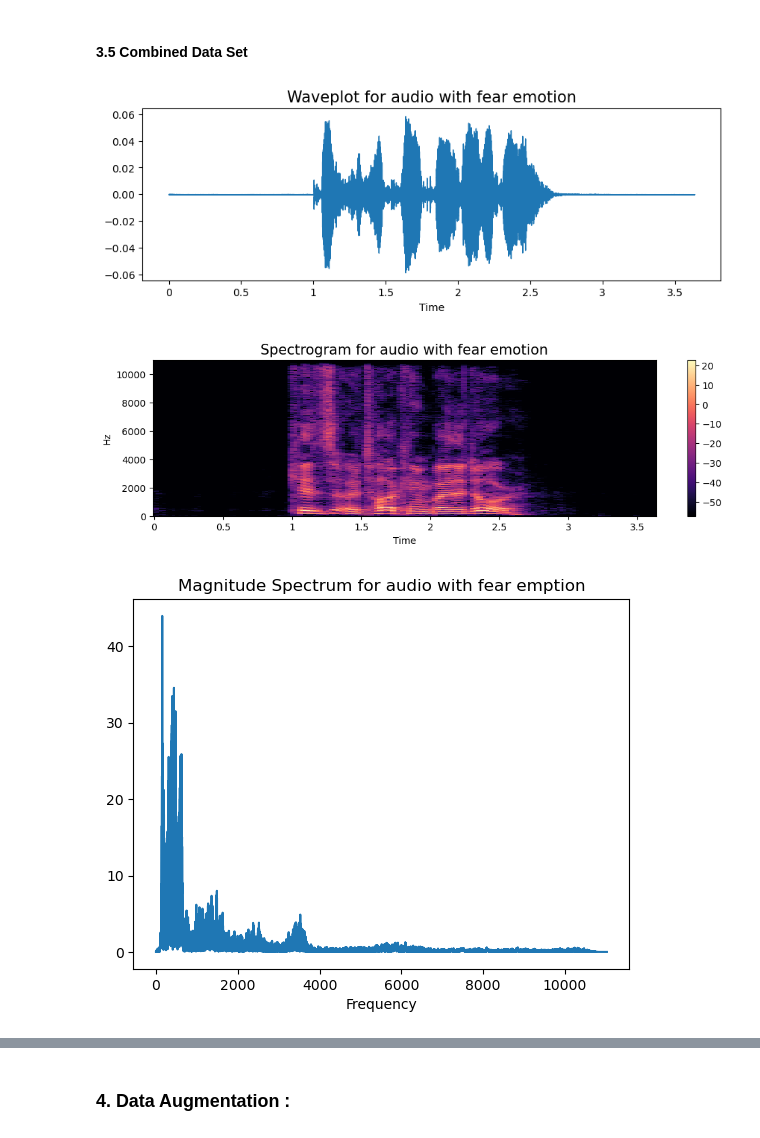
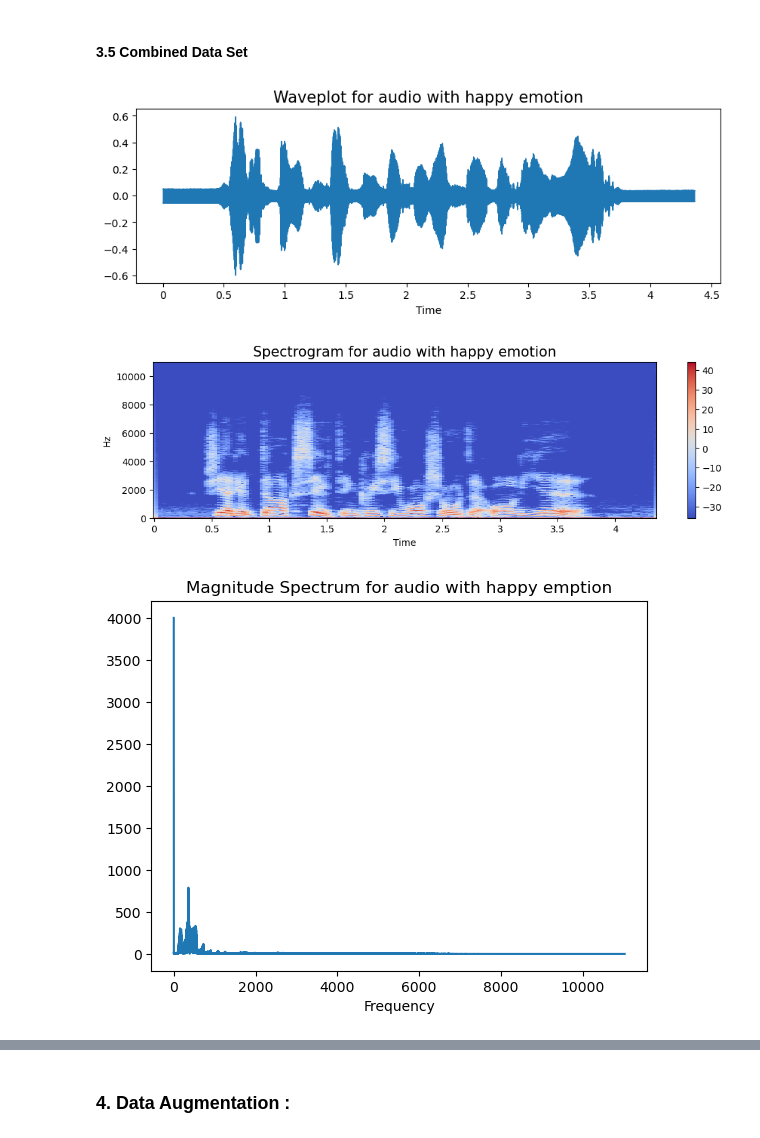
Before and after one commit to nghng/Emotion-Classification, a Jupyter notebook: main.ipynb, the cells around one changed output, grey strips where cells are left out. Saved outputs shown, nothing was run; the diff lists cells and outputs as text; code cells hidden in the pictures.

```diff
--- a/main.ipynb
+++ b/main.ipynb
@@ -311,17 +328,17 @@ def plot_magnitude_spectrum(signal, sr, ratio, e):
     plt.title("Magnitude Spectrum for audio with {} emption".format(e))
     plt.show()
 # %%
-emotion='fear'
-path = np.array(RAV_df.Path[RAV_df.Emotions==emotion])[1]
+emotion='happy'
+path = np.array(Savee_df.Path[Crema_df.Emotions==emotion])[1]
 data, sampling_rate = librosa.load(path)
 create_waveplot(data, sampling_rate, emotion)
 create_spectrogram(data, sampling_rate, emotion)
 plot_magnitude_spectrum(data, sampling_rate, 0.5, emotion)
 ipd.Audio(path)
 # %% [output]
-[figure, old version]
+[figure, new version]
-[figure, old version]
+[figure, new version]
-[figure, old version]
+[figure, new version]
 [interactive output not drawn]
 # %% [markdown]
 ### 4. Data Augmentation :
```
Also changed, not shown: parts of 29 cells of this notebook, 5 other files.
